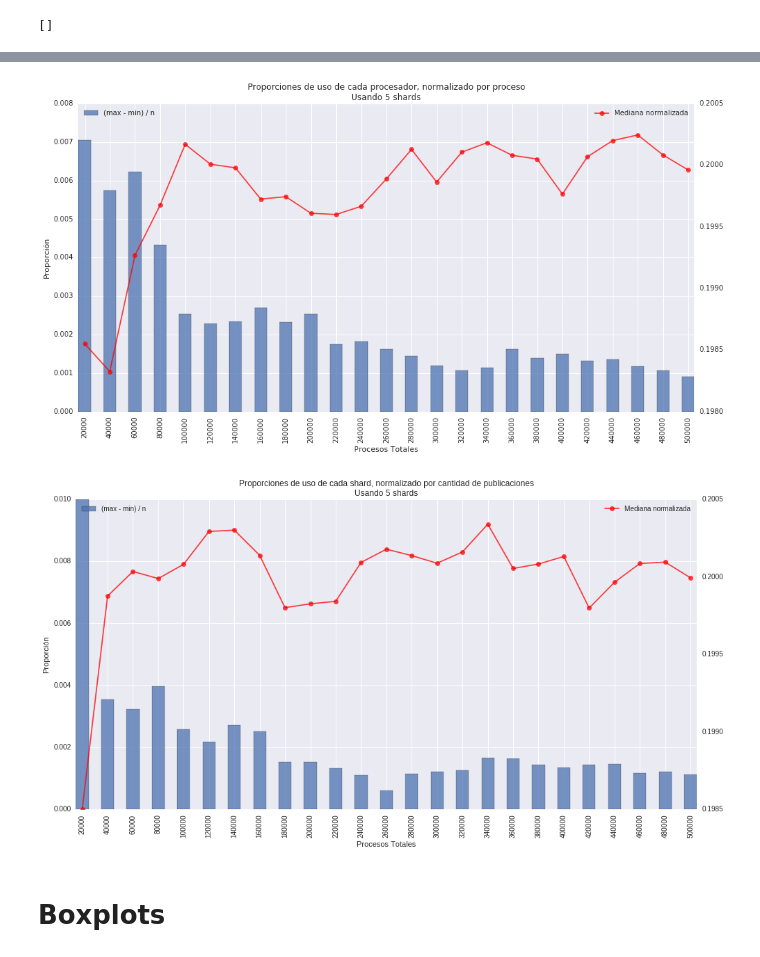
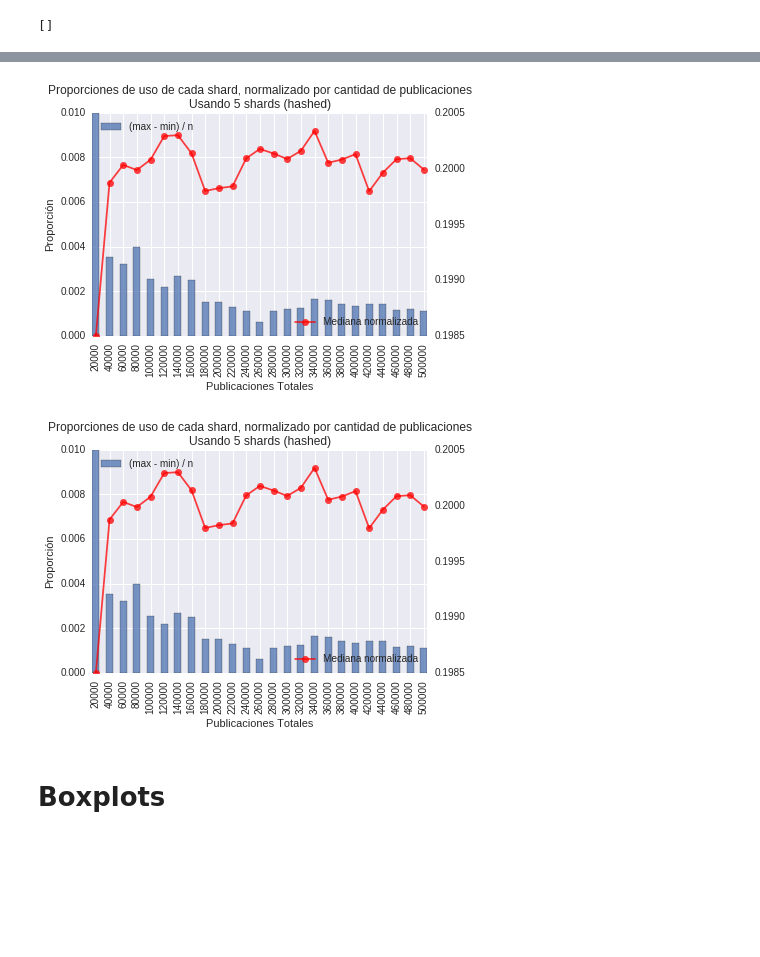
Before and after one commit to miguelmaurizio/bd-tp2, a Jupyter notebook: parte3/Graficos.ipynb, the cells around one changed output, grey strips where cells are left out. Saved outputs shown, nothing was run; the diff lists cells and outputs as text; code cells hidden in the pictures; blank space fills up the shorter version.

```diff
--- a/parte3/Graficos.ipynb
+++ b/parte3/Graficos.ipynb
@@ -14,11 +13,9 @@ Populating the interactive namespace from numpy and matplotlib
 # %%
-shards = pandas.read_csv('csv/experiment-hashed.csv', index_col = 'total')
+shards = pandas.read_csv('csv/experiment-hashed-1.csv', index_col = 'total')
 # %%
 shardc = list(set(shards.columns) - {'total'})
-# %%
-pylab.rcParams['figure.figsize'] = 16, 8
 # %%
-shards.index.name = u'Procesos Totales'
+shards.index.name = u'Publicaciones Totales'
 # %%
 next(shards.iteritems())
 # %% [output]
@@ -105,29 +100,29 @@ ax.vlines
 # %%
 f = ax.legend()
 # %%
-pyplot.title(u'Proporciones de uso de cada shard, normalizado por cantidad de publicaciones\nUsando 5 shards')
+pyplot.title(u'Proporciones de uso de cada shard, normalizado por cantidad de publicaciones\nUsando 5 shards (hashed)')
 pyplot.ylabel(u'Proporción')
 
 pt = pandas.DataFrame({
     u'Proporción': shards.apply(lambda s: (s.max() - s.min()) / s.name, axis = 1),
     'Mediana': shards.apply(lambda s: s.median() / s.name, axis = 1)
 })
 
 ax = pt[u'Proporción'].plot(alpha = .75, kind = 'bar', label = '(max - min) / n')
 
 pyplot.legend(loc = 2)
 
 ax2 = ax.twinx()
 ax2.grid()
 t, = ax2.plot(ax.get_xticks(), pt['Mediana'].values, alpha = .75, color = 'r', marker = 'o', label = 'Mediana normalizada')
 
 pyplot.legend(loc = 0)
 
-pyplot.savefig('range_median_normalized.png')
+pyplot.savefig('../informe/imagenes/range_median_normalized.png')
 # %% [output]
-[figure, old version]
+[figure, new version]
 # %%
-pyplot.title(u'Proporciones de uso de cada shard, normalizado por cantidad de publicaciones\nUsando 5 shards')
+pyplot.title(u'Proporciones de uso de cada shard, normalizado por cantidad de publicaciones\nUsando 5 shards (hashed)')
 pyplot.ylabel(u'Proporción')
 
 pt = pandas.DataFrame({
@@ -145,9 +140,9 @@ t, = ax2.plot(ax.get_xticks(), pt['Mediana'].values, alpha = .75, color = 'r', m
 
 pyplot.legend(loc = 0)
 
-pyplot.savefig('range_median_normalized.png')
+pyplot.savefig('../informe/imagenes/range_median_normalized.png')
 # %% [output]
-[figure, old version]
+[figure, new version]
 # %% [markdown]
 # Boxplots
 # %%
```
Also changed, not shown: parts of 20 cells of this notebook.
